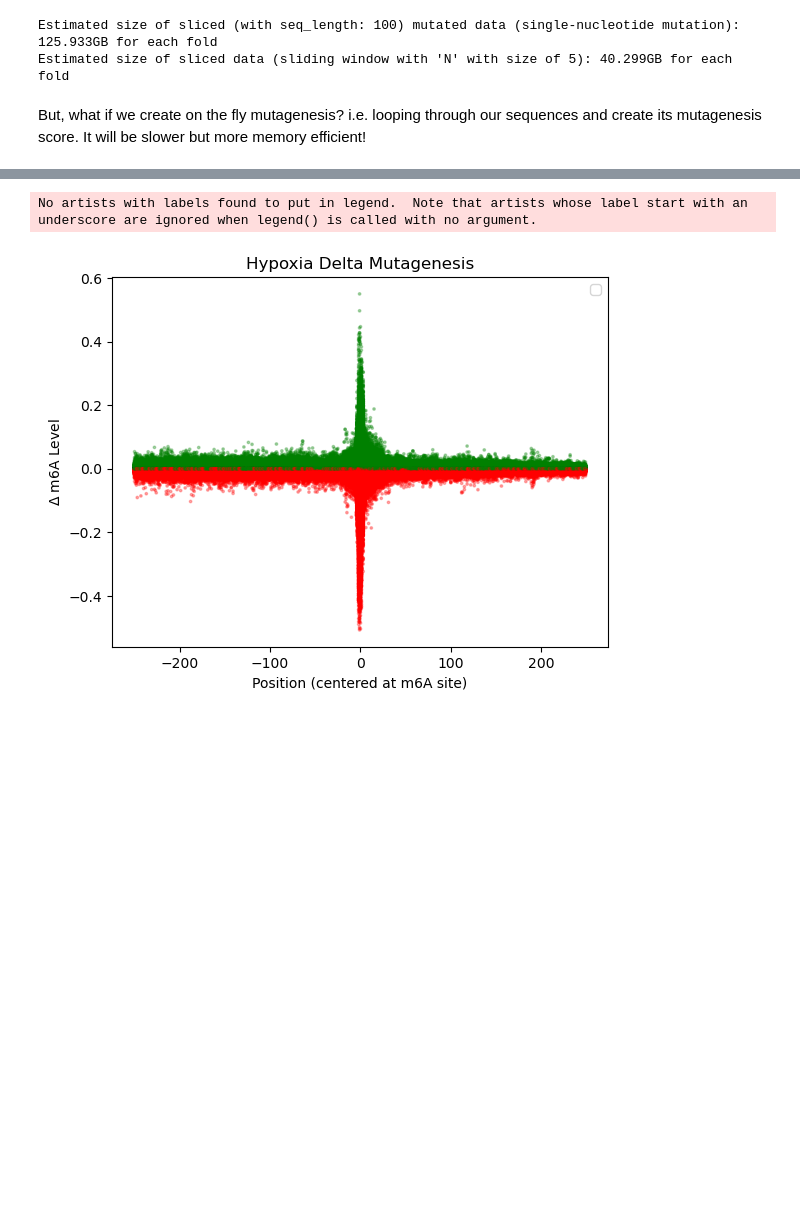
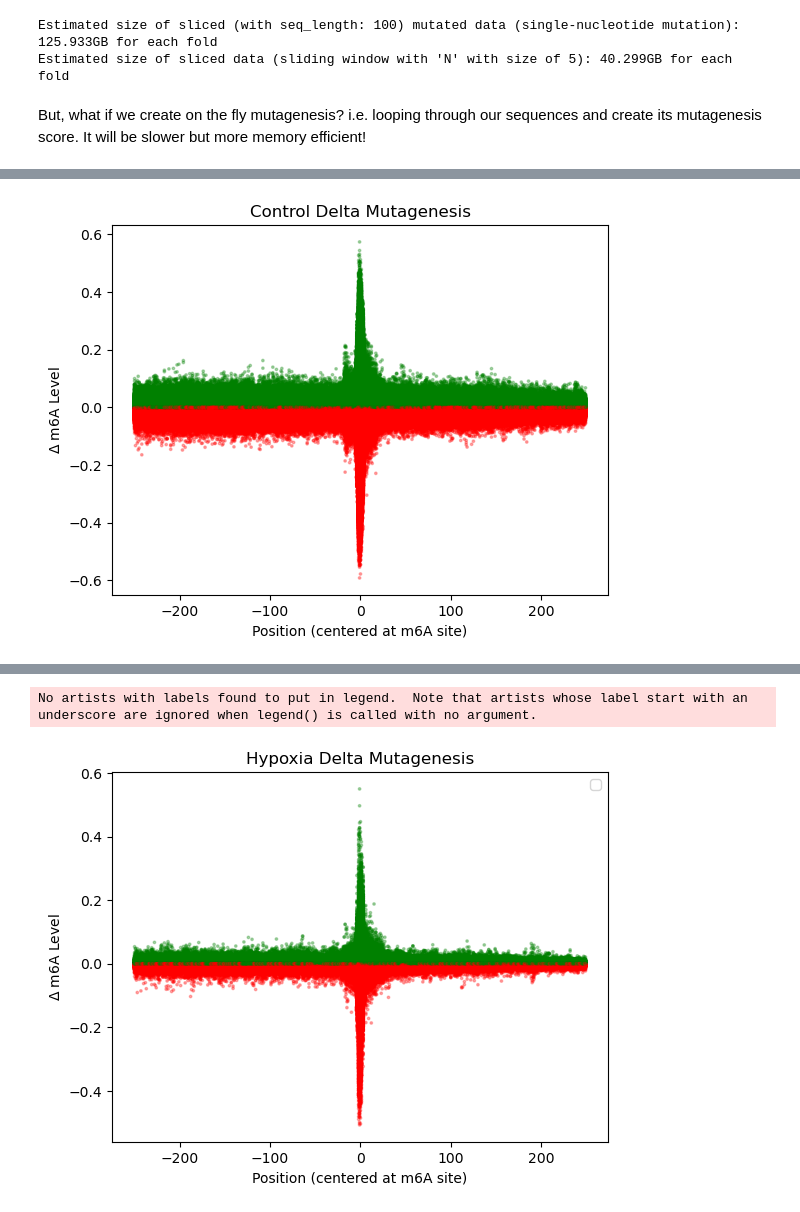
Before and after one commit to abdulfaqihalm/ucph_thesis, a Jupyter notebook: analysis/mutagenesis.ipynb, the cells around one changed output, grey strips where cells are left out. Drawn from its saved outputs; the diff is of its cells as text; code cells hidden in the pictures; blank space fills up the shorter version.

```diff
--- a/analysis/mutagenesis.ipynb
+++ b/analysis/mutagenesis.ipynb
@@ -293,0 +335,47 @@ No artists with labels found to put in legend.  Note that artists whose label st
+# %%
+from multiprocessing import Pool
+
+data = ctrl_mutant_score_diff
+mutation_size = 500
+x = np.arange(-mutation_size/2, mutation_size/2)
+# Function to process data chunks
+
+
+def process_chunk(slice_range: list[tuple[int,int]]):
+    start, end = slice_range
+    x_batch = np.tile(x, (end - start, 1)).ravel()
+    y_batch = data[start:end].ravel()
+    colors = np.where(y_batch > 0, 'green', 'red')
+    return (x_batch, y_batch, colors)
+
+# Split data indices into chunks for multiprocessing
+
+from typing import Iterable
+import typing
+
+def create_chunks(data: Iterable, num_chunks: int=1) -> list[tuple[int,int]]:
+    # create_chunks([1,2,3,4,4,5,6,6], 3)
+    # [(0, 2), (2, 4), (4, 6), (6, 8)]
+    chunk_size = len(data) // num_chunks
+    return [(i, min(i + chunk_size, len(data))) for i in range(0, len(data), chunk_size)]
+
+
+num_processes = 40  # or the number of cores you have
+chunks = create_chunks(data, num_processes)
+
+# Use multiprocessing to process data
+with Pool(num_processes) as pool:
+    results = pool.map(process_chunk, chunks)
+
+# Plotting
+fig, ax = plt.subplots()
+for x_batch, y_batch, colors in results:
+    ax.scatter(x_batch, y_batch, color=colors, alpha=0.3, s=3)
+
+# Setting labels and titles
+ax.set_xlabel('Position (centered at m6A site)')
+ax.set_ylabel('$\Delta$ m6A Level')
+ax.set_title('Control Delta Mutagenesis')
+plt.show()
+# %% [output]
+[figure, added]
```
Also changed, not shown: parts of 17 cells of this notebook, 12 other files.
